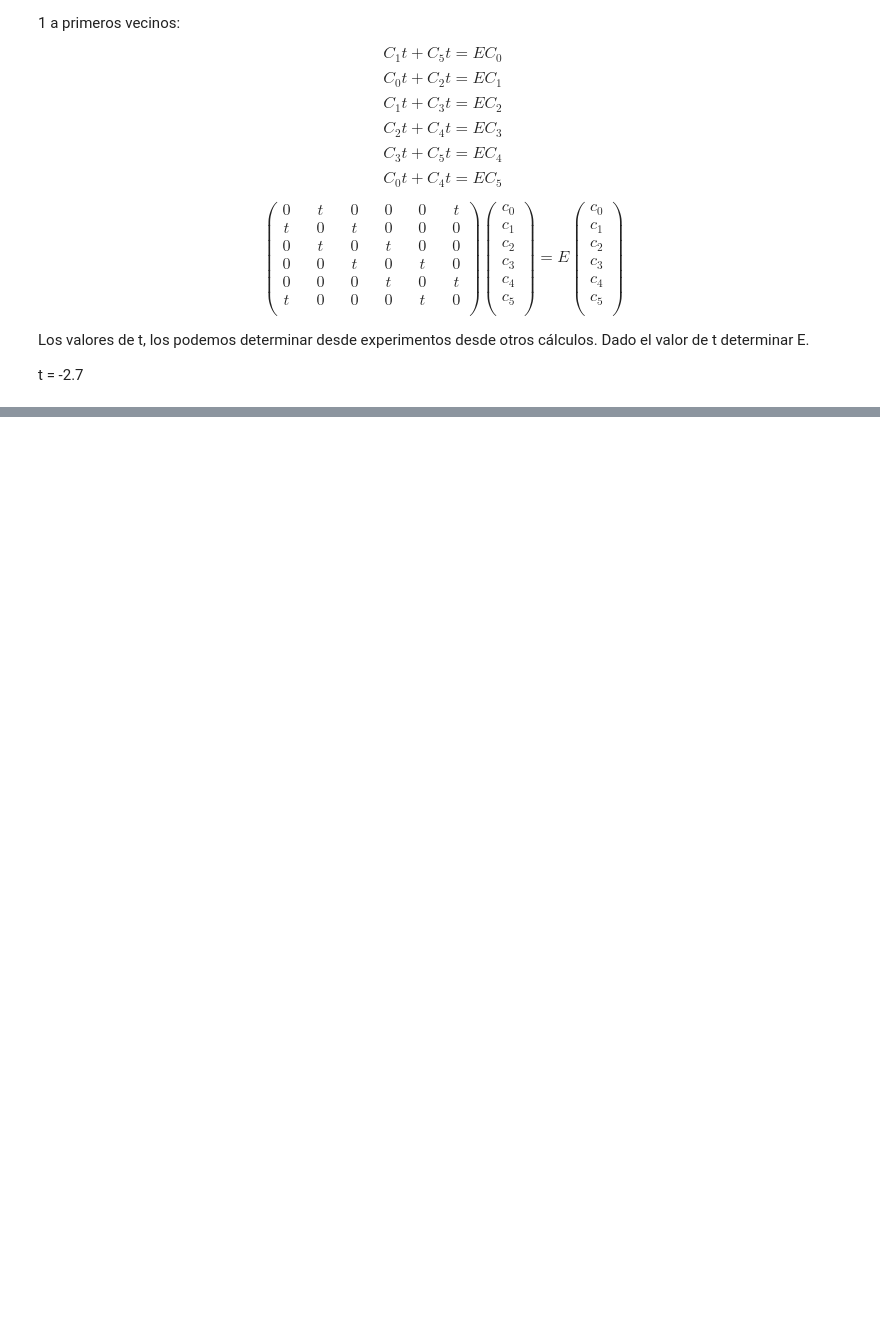
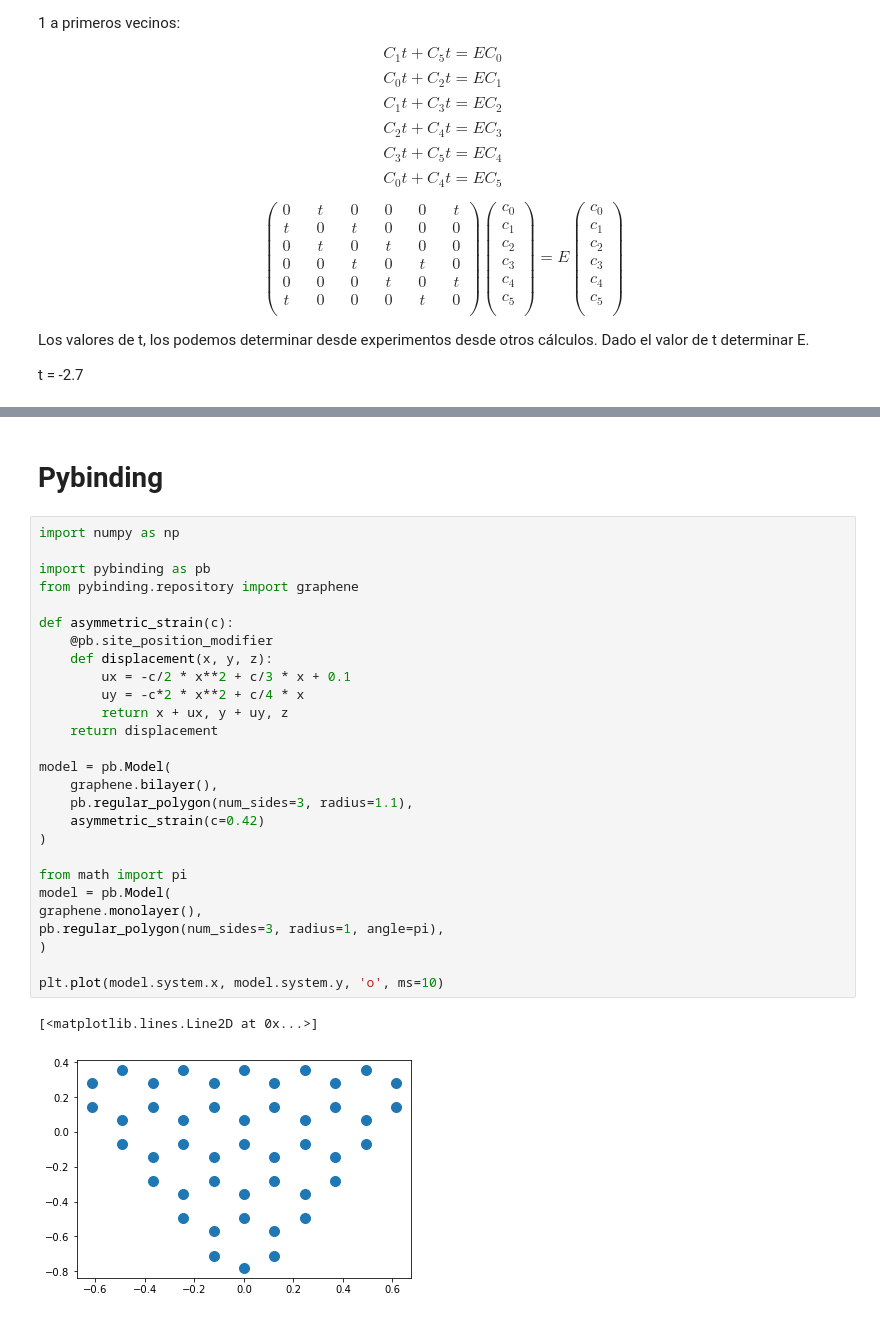
Before and after one commit to eilinlunam/Fisicoquimica-Computacional, a Jupyter notebook: Tarea_4_Enlace_fuerte.ipynb, the cells around one changed output, grey strips where cells are left out. Drawn from its saved outputs; the diff is of its cells as text; blank space fills up the shorter version.

```diff
--- a/Tarea_4_Enlace_fuerte.ipynb
+++ b/Tarea_4_Enlace_fuerte.ipynb
@@ -108,0 +211,32 @@ plt.plot(Hs.x, Hs.y, 'o', c='blue', ms=25)
+# %% [markdown]
+# Pybinding
+# %%
+import numpy as np
+
+import pybinding as pb
+from pybinding.repository import graphene
+
+def asymmetric_strain(c):
+    @pb.site_position_modifier
+    def displacement(x, y, z):
+        ux = -c/2 * x**2 + c/3 * x + 0.1
+        uy = -c*2 * x**2 + c/4 * x
+        return x + ux, y + uy, z
+    return displacement
+
+model = pb.Model(
+    graphene.bilayer(),
+    pb.regular_polygon(num_sides=3, radius=1.1),
+    asymmetric_strain(c=0.42)
+)
+
+from math import pi
+model = pb.Model(
+graphene.monolayer(),
+pb.regular_polygon(num_sides=3, radius=1, angle=pi),
+)
+
+plt.plot(model.system.x, model.system.y, 'o', ms=10)
+# %% [output]
+[<matplotlib.lines.Line2D at 0x...>]
+[figure, added]
```
Also changed, not shown: parts of 5 cells of this notebook.
